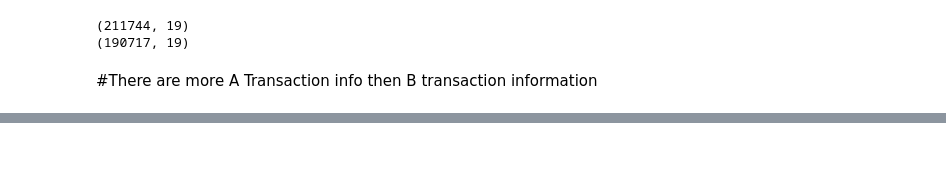
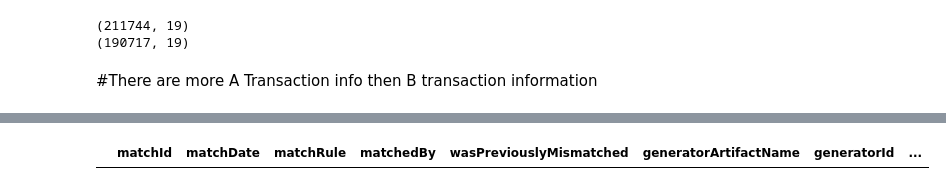
Before and after one commit to abigailzhou03/operartis-1a, a Jupyter notebook: main.ipynb, the cells around one changed output, grey strips where cells are left out. Saved outputs shown, nothing was run; the diff lists cells and outputs as text; code cells hidden in the pictures; blank space fills up the shorter version.

```diff
--- a/main.ipynb
+++ b/main.ipynb
@@ -88,0 +113,6 @@ print(df_B.shape)
+# %%
+df_B = df_B.drop_duplicates()
+duplicate_rows_B = df_B[df_B.duplicated()]
+duplicate_rows_B
+# %% [output]
+|  | matchId | matchDate | matchRule | matchedBy | wasPreviouslyMismatched | generatorArtifactName | generatorId | ... |
```
Also changed, not shown: parts of 7 cells of this notebook.
